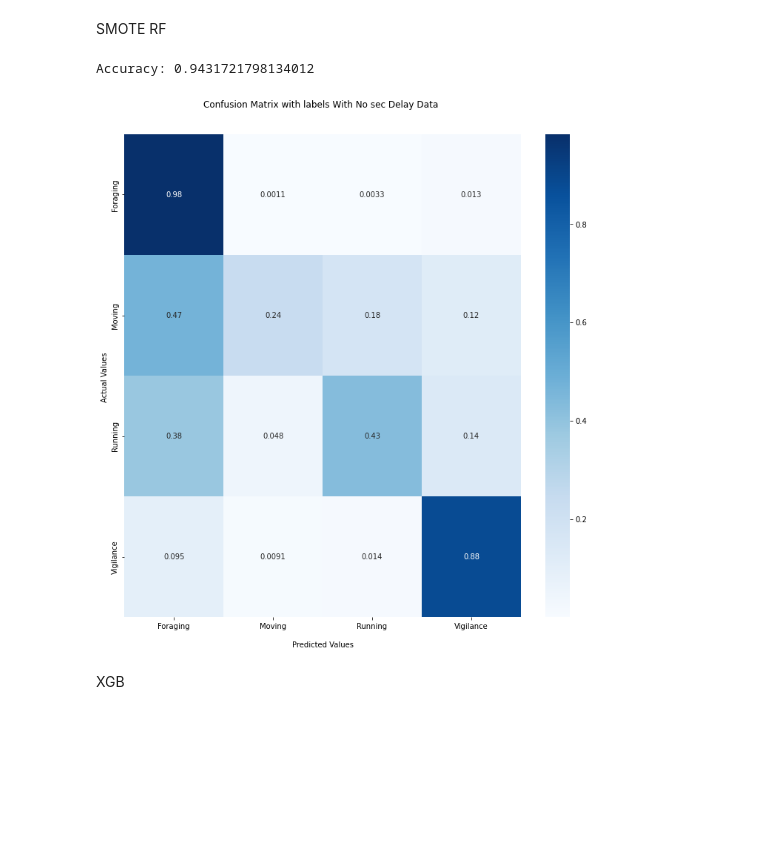
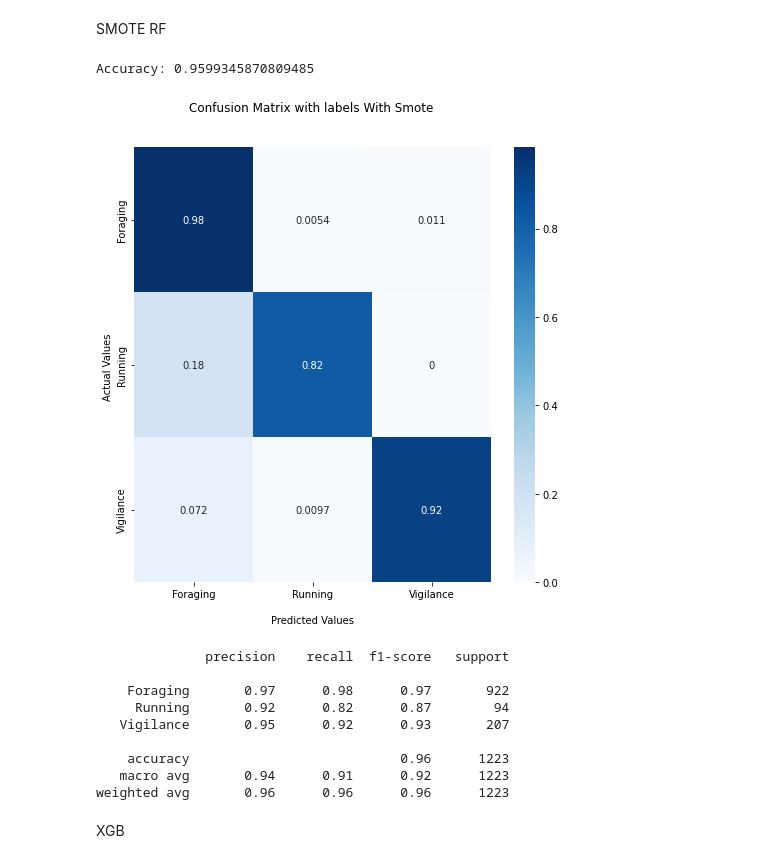
Before and after one commit to amlan-nayak/meerkat-box, a Jupyter notebook: Model_training.ipynb, the cells around one changed output. Cells and saved outputs as stored; diff of their text form; code cells hidden in the pictures; blank space fills up the shorter version.

```diff
--- a/Model_training.ipynb
+++ b/Model_training.ipynb
@@ -115,0 +112,2 @@ Text(0.5, 1.0, 'VeDBA Distribution Across Behavior')
+# %%
+df = df[~((df['Behavior'] == 'Foraging') & (df['Log VeDBA']<-2))]
@@ -173,0 +234,13 @@ Running Mean
+# %%
+from sklearn.pipeline import make_pipeline
+
+import joblib
+
+
+pipeline = make_pipeline(StandardScaler(),RandomForestClassifier(n_estimators=150, n_jobs=-1, random_state=42) )
+
+pipeline.fit(X_train, y_train)
+print(classification_report(y_test,pipeline.predict(X_test)))
+
+pipeline.fit(x, y)
+joblib.dump(pipeline, '/media/amlan/Data/Thesis Data/Processed Data/RF_model.mod')
@@ -174 +505,14 @@ Running Mean
+# %%
+df_copy = df.copy()
+
+indices = []
+for key,value in df_copy[['Behavior','Log VeDBA']].groupby('Behavior'):
+    Q1 = value['Log VeDBA'].quantile(0.25)
+    Q3 = value['Log VeDBA'].quantile(0.75)
+    IQR = Q3-Q1
+    values = value[~((value['Log VeDBA']<(Q1-1.5*IQR)) | (value['Log VeDBA']>(Q3+1.5*IQR)))].index
+    for i in values:
+        indices.append(i)
+df_copy.loc[df_copy['Behavior'] == 'RunningGPS','Behavior'] = 'Running'
+df_copy2 = df_copy.loc[indices]
 # %%
@@ -285,45 +583,65 @@ from imblearn.over_sampling import SMOTE
 
 oversample = SMOTE()
 
+
 df_copy = df.copy()
+df_copy.drop(['Axy','Max_VeDBA','Log VeDBA','Min_VeDBA','Var_VeDBA'],axis=1,inplace=True)
 df_copy = df_copy[df_copy['Behavior']!='Others']
+df_copy.loc[df_copy['Behavior'] == 'RunningGPS','Behavior'] = 'Running'
+
+df_copy.reset_index(inplace=True,drop=True)
+
+
 x=df_copy.iloc[:,4:]  # Features
+
+
 y=df_copy['Behavior']  # Labels
-
 
 X_train, X_test, y_train, y_test = train_test_split(x, y, test_size=0.2,random_state=42) # 80% training and 20% test
 
 clf=RandomForestClassifier(n_estimators=100, n_jobs=-1, random_state=42)
 
 
 X_train = Scaler.fit_transform(X_train)
 
 
 X_train, y_train = oversample.fit_resample(X_train, y_train)
 
 clf.fit(X_train,y_train)
 
 
 X_test = Scaler.transform(X_test)
 
 y_pred=clf.predict(X_test)
 
 print("Accuracy:",accuracy_score(y_test, y_pred))
 
-plt.figure(figsize=(12,12))
+plt.figure(figsize=(8,8))
 cf_matrix = confusion_matrix(y_test, y_pred,normalize='true')
 ax = sns.heatmap(cf_matrix, annot=True, cmap='Blues')
 
-ax.set_title('Confusion Matrix with labels With No sec Delay Data \n\n');
+ax.set_title('Confusion Matrix with labels With Smote \n\n');
 ax.set_xlabel('\nPredicted Values')
 ax.set_ylabel('Actual Values ');
 
 ## Ticket labels - List must be in alphabetical order
 ax.xaxis.set_ticklabels(sorted(y.unique()))
 ax.yaxis.set_ticklabels(sorted(y.unique()))
 plt.show()
+
+y_pred=clf.predict(X_test)
+print(classification_report(y_test, y_pred))
 # %% [output]
-Accuracy: 0.9431721798134012
+Accuracy: 0.9599345870809485
-[figure, old version]
+[figure, new version]
+              precision    recall  f1-score   support
+
+    Foraging       0.97      0.98      0.97       922
+     Running       0.92      0.82      0.87        94
+   Vigilance       0.95      0.92      0.93       207
+
+    accuracy                           0.96      1223
+   macro avg       0.94      0.91      0.92      1223
+weighted avg       0.96      0.96      0.96      1223
 # %% [markdown]
 XGB
```
Also changed, not shown: parts of 44 cells of this notebook, 2 other files.
